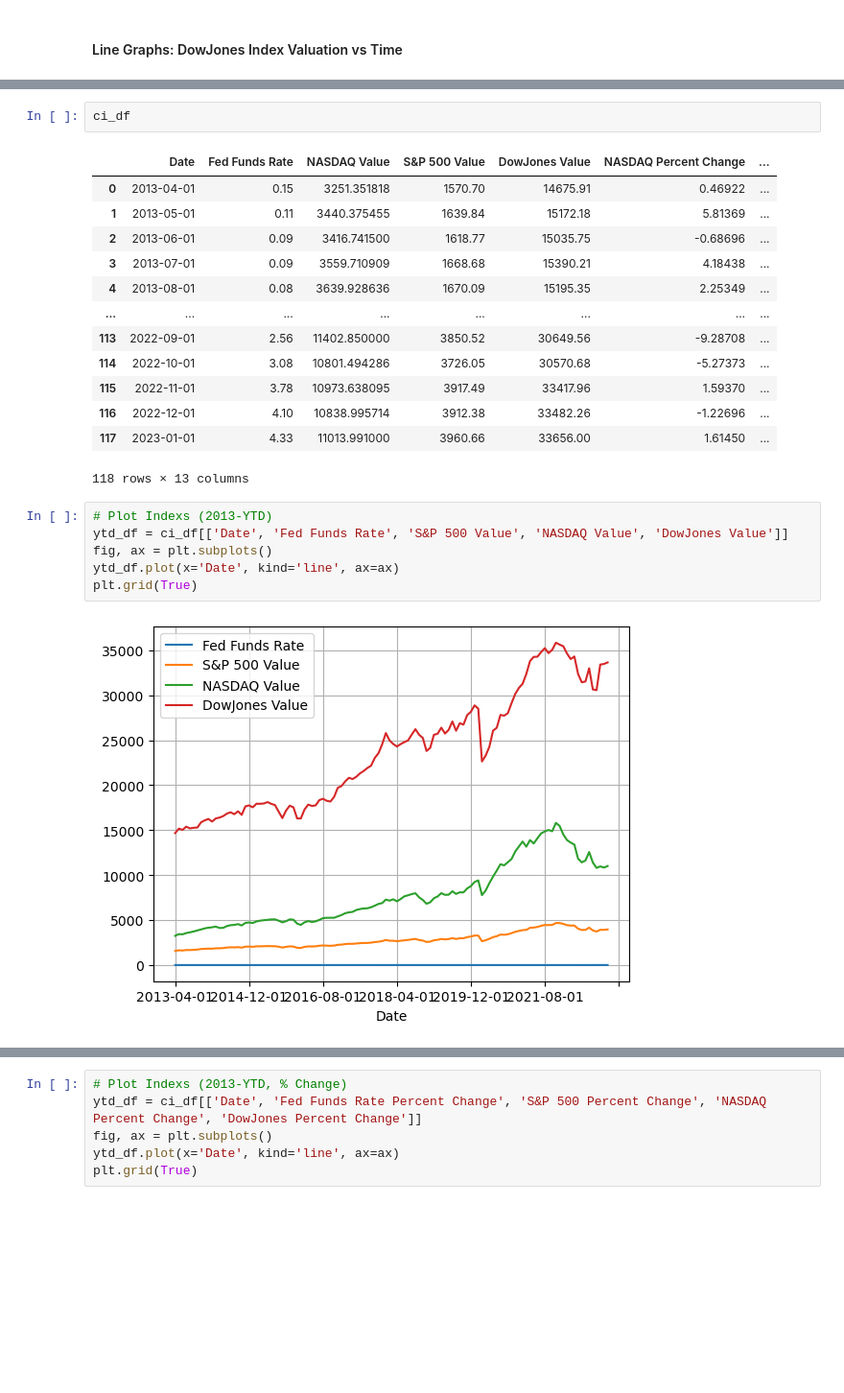
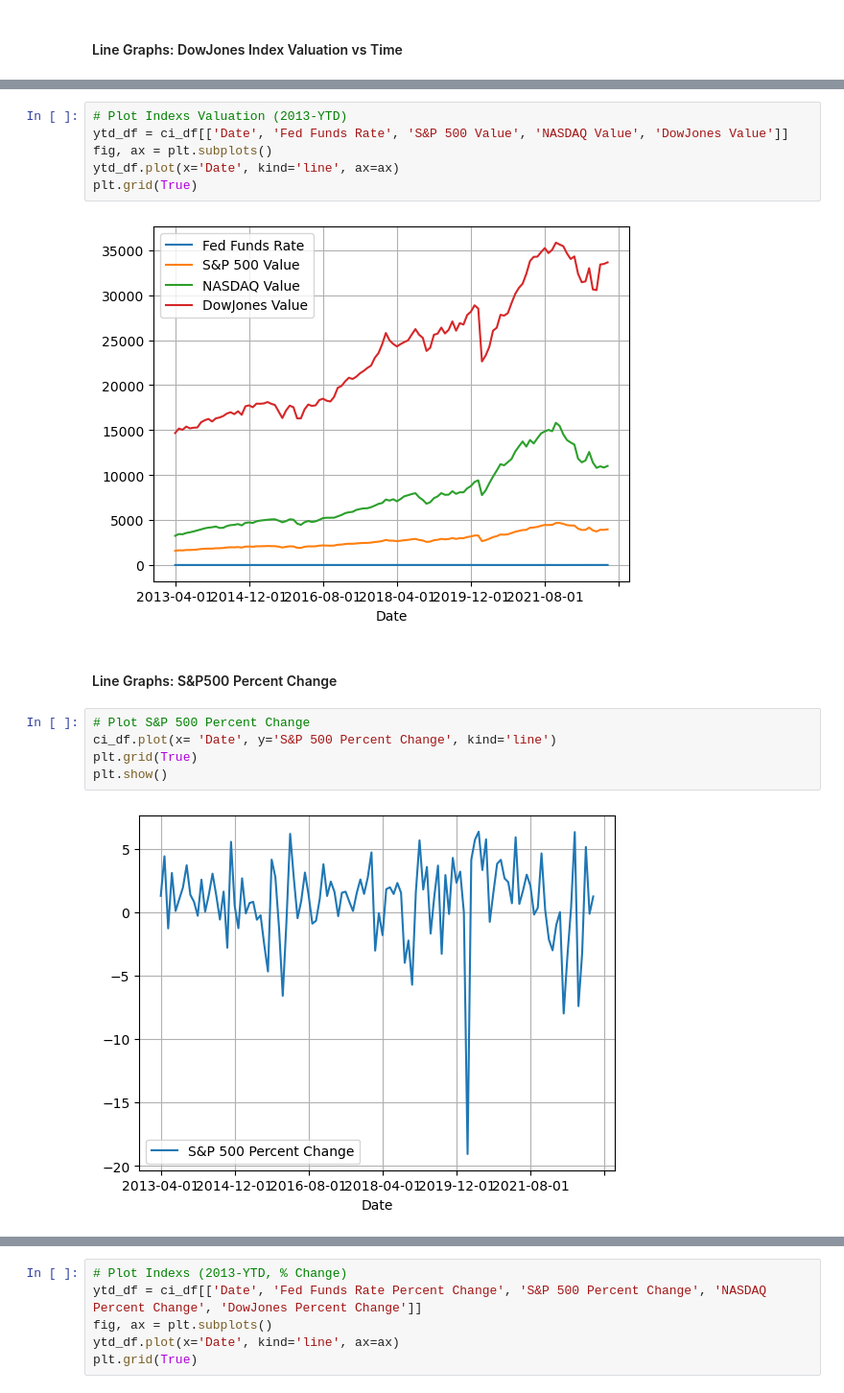
Before and after one commit to SantDRS/project1, a Jupyter notebook: G1P1_DataVisualizations_FinalCopy.ipynb, the cells around one changed output, grey strips where cells are left out. Shown at 96% size. Drawn from its saved outputs; the diff is of its cells as text; blank space fills up the shorter version.

```diff
--- a/G1P1_DataVisualizations_FinalCopy.ipynb
+++ b/G1P1_DataVisualizations_FinalCopy.ipynb
@@ -104,24 +105,17 @@ plt.show()
-# %%
-ci_df
-# %% [output]
-|  | Date | Fed Funds Rate | NASDAQ Value | S&P 500 Value | DowJones Value | NASDAQ Percent Change | ... |
-| 0 | 2013-04-01 | 0.15 | 3251.351818 | 1570.70 | 14675.91 | 0.46922 | ... |
-| 1 | 2013-05-01 | 0.11 | 3440.375455 | 1639.84 | 15172.18 | 5.81369 | ... |
-| 2 | 2013-06-01 | 0.09 | 3416.741500 | 1618.77 | 15035.75 | -0.68696 | ... |
-| 3 | 2013-07-01 | 0.09 | 3559.710909 | 1668.68 | 15390.21 | 4.18438 | ... |
-| 4 | 2013-08-01 | 0.08 | 3639.928636 | 1670.09 | 15195.35 | 2.25349 | ... |
-| ... | ... | ... | ... | ... | ... | ... | ... |
-| 113 | 2022-09-01 | 2.56 | 11402.850000 | 3850.52 | 30649.56 | -9.28708 | ... |
-| 114 | 2022-10-01 | 3.08 | 10801.494286 | 3726.05 | 30570.68 | -5.27373 | ... |
-| 115 | 2022-11-01 | 3.78 | 10973.638095 | 3917.49 | 33417.96 | 1.59370 | ... |
-| 116 | 2022-12-01 | 4.10 | 10838.995714 | 3912.38 | 33482.26 | -1.22696 | ... |
-| 117 | 2023-01-01 | 4.33 | 11013.991000 | 3960.66 | 33656.00 | 1.61450 | ... |
-118 rows × 13 columns
 # %%
-# Plot Indexs (2013-YTD)
+# Plot Indexs Valuation (2013-YTD)
 ytd_df = ci_df[['Date', 'Fed Funds Rate', 'S&P 500 Value', 'NASDAQ Value', 'DowJones Value']]
 fig, ax = plt.subplots()
 ytd_df.plot(x='Date', kind='line', ax=ax)
 plt.grid(True)
 # %% [output]
 [figure]
+# %% [markdown]
+#### Line Graphs: S&P500 Percent Change
+# %%
+# Plot S&P 500 Percent Change
+ci_df.plot(x= 'Date', y='S&P 500 Percent Change', kind='line')
+plt.grid(True)
+plt.show()
+# %% [output]
+[figure, added]
```
Also changed, not shown: parts of 24 cells of this notebook, 9 other files.
